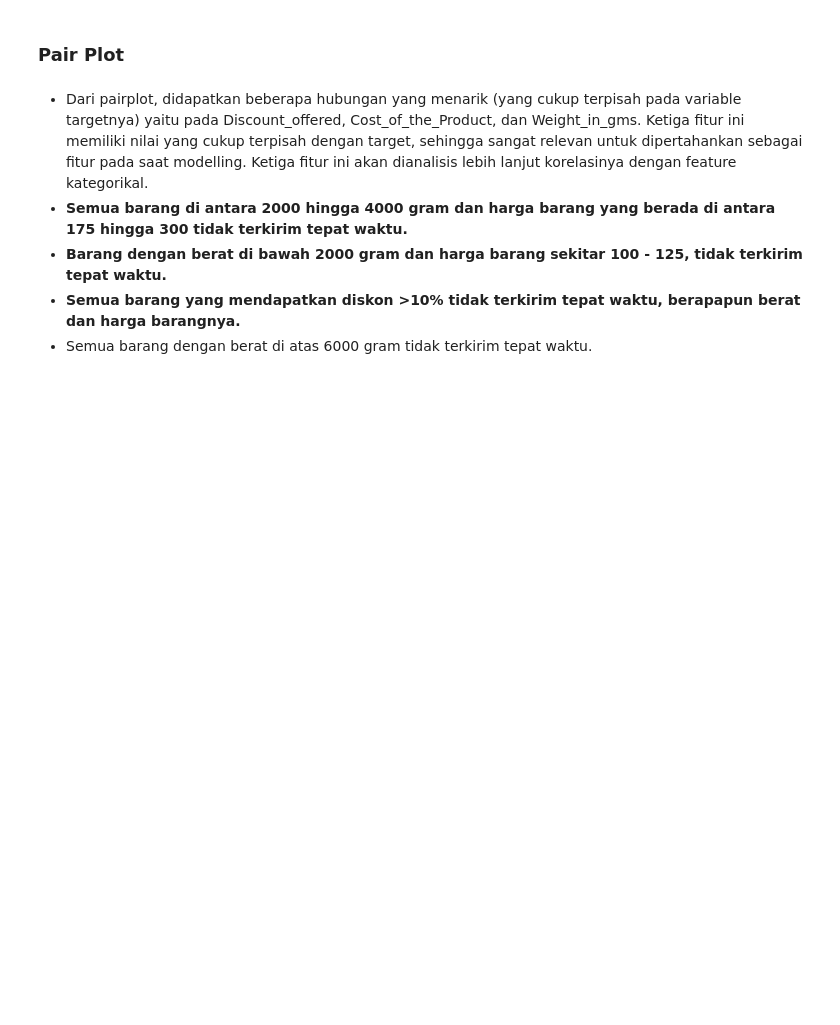
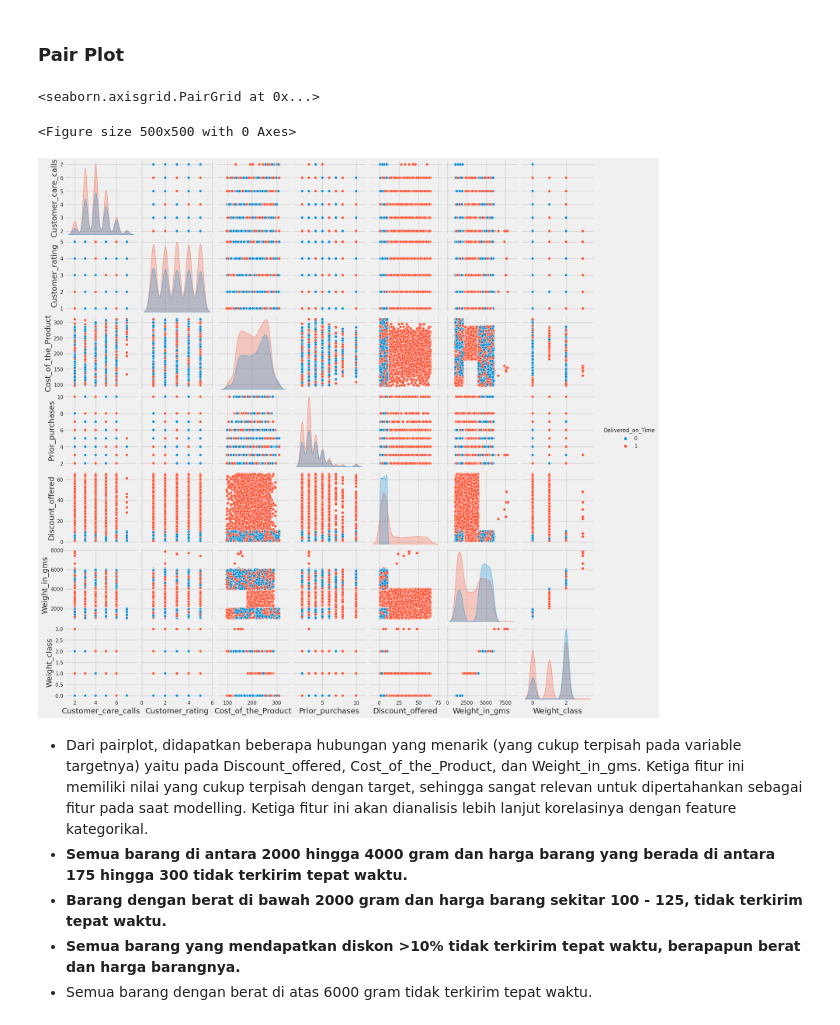
Before and after one commit to alvinhanafie/ShipTimeForecasters, a Jupyter notebook: Stage_2_Final_Project_ShipTime_Forecasters.ipynb, the cells around one changed output. Saved outputs shown, nothing was run; the diff lists cells and outputs as text; code cells hidden in the pictures; blank space fills up the shorter version.

```diff
--- a/Stage_2_Final_Project_ShipTime_Forecasters.ipynb
+++ b/Stage_2_Final_Project_ShipTime_Forecasters.ipynb
@@ -386,8 +382,12 @@ plt.show()
 # %% [markdown]
 ### Pair Plot
 # %%
-#plt.figure(figsize=(5, 5))
-#sns.pairplot(df_copy, diag_kind='kde', hue = 'Delivered_on_Time')
+plt.figure(figsize=(5, 5))
+sns.pairplot(df_copy, diag_kind='kde', hue = 'Delivered_on_Time')
+# %% [output]
+<seaborn.axisgrid.PairGrid at 0x...>
+<Figure size 500x500 with 0 Axes>
+[figure, added]
 # %% [markdown]
 - Dari pairplot, didapatkan beberapa hubungan yang menarik (yang cukup terpisah pada variable targetnya) yaitu pada Discount_offered, Cost_of_the_Product, dan Weight_in_gms. Ketiga fitur ini memiliki nilai yang cukup terpisah dengan target, sehingga sangat relevan untuk dipertahankan sebagai fitur pada saat modelling. Ketiga fitur ini akan dianalisis lebih lanjut korelasinya dengan feature kategorikal.
 - **Semua barang di antara 2000 hingga 4000 gram dan harga barang yang berada di antara 175 hingga 300 tidak terkirim tepat waktu.**
```
Also changed, not shown: parts of 14 cells of this notebook.
